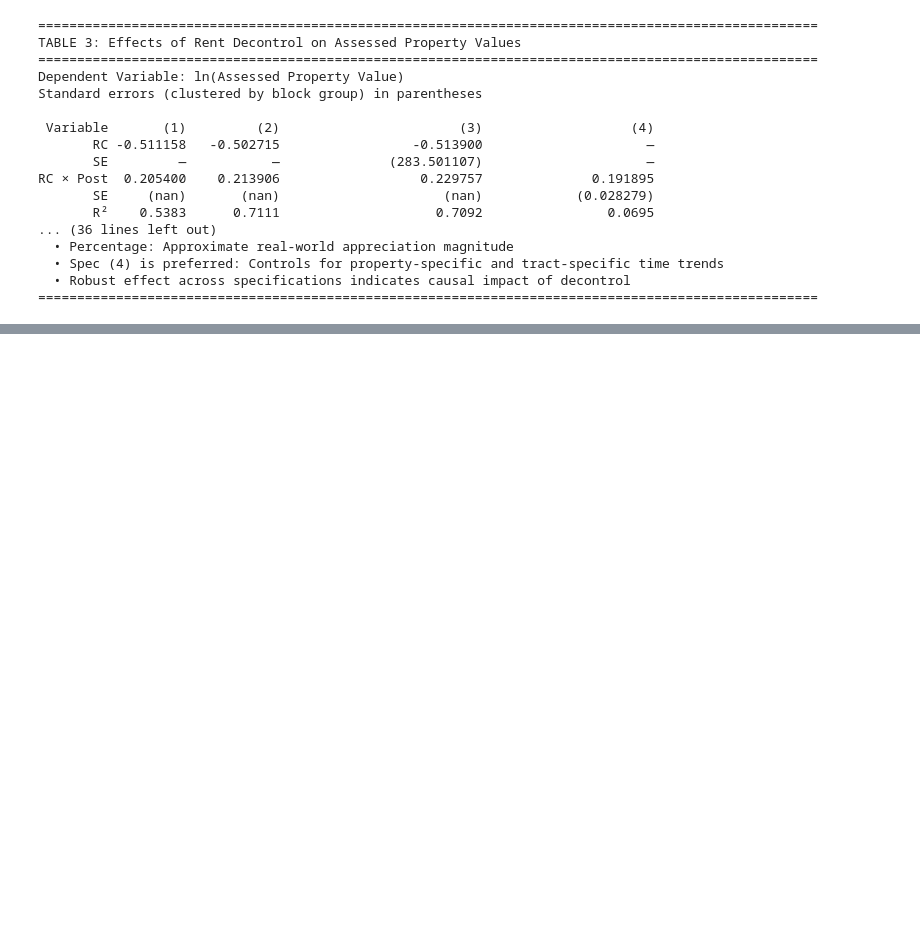
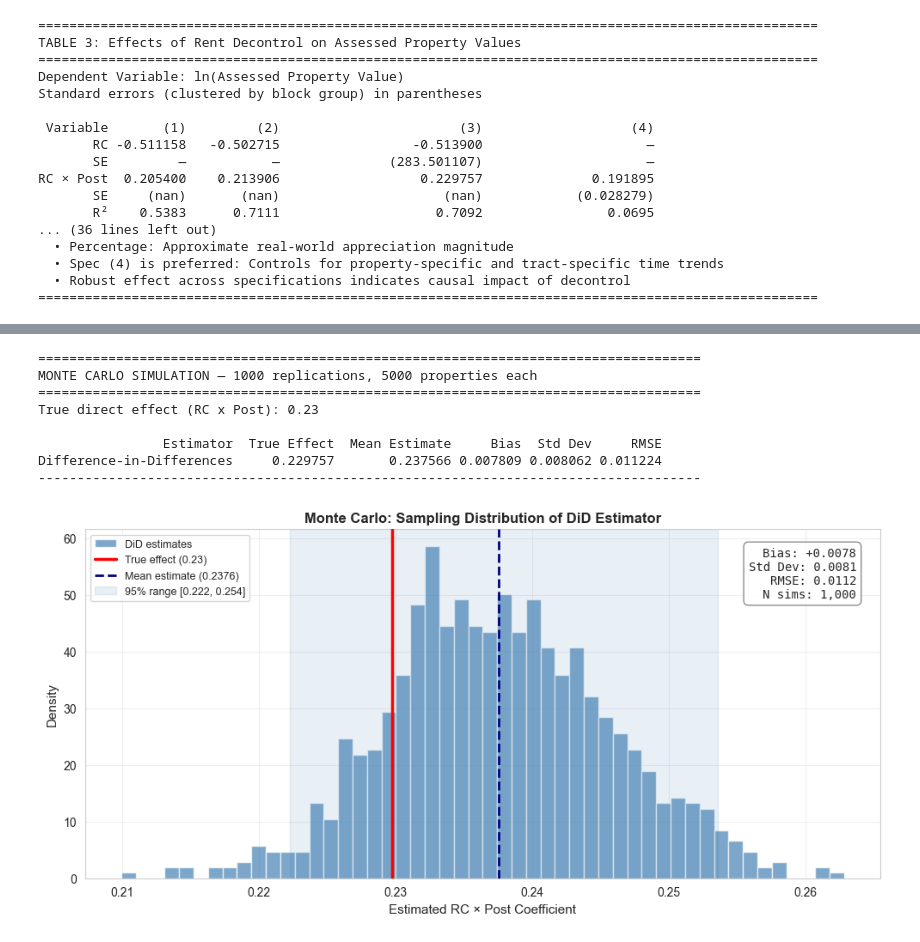
Before and after one commit to eisenhauerIO/project-business-decisions-PolapatC, a Jupyter notebook: project.ipynb, the cells around one changed output, grey strips where cells are left out. Cells and saved outputs as stored; diff of their text form; code cells hidden in the pictures; blank space fills up the shorter version.

```diff
--- a/project.ipynb
+++ b/project.ipynb
@@ -357,0 +393,16 @@ Fixed Effects Abbreviations:
+# %%
+mc_result = simulation.run_monte_carlo(n_properties=5000, n_simulations=1000,
+                            true_direct_effect=0.229757, true_indirect_effect=0.40,
+                            selection_strength=0, seed=47)
+fig = plots.plot_monte_carlo(mc_result)
+plt.show()
+# %% [output]
+=====================================================================================
+MONTE CARLO SIMULATION — 1000 replications, 5000 properties each
+=====================================================================================
+True direct effect (RC x Post): 0.23
+
+                Estimator  True Effect  Mean Estimate     Bias  Std Dev     RMSE
+Difference-in-Differences     0.229757       0.237566 0.007809 0.008062 0.011224
+-------------------------------------------------------------------------------------
+[figure, added]
```
Also changed, not shown: parts of 29 cells of this notebook, 3 other files.
